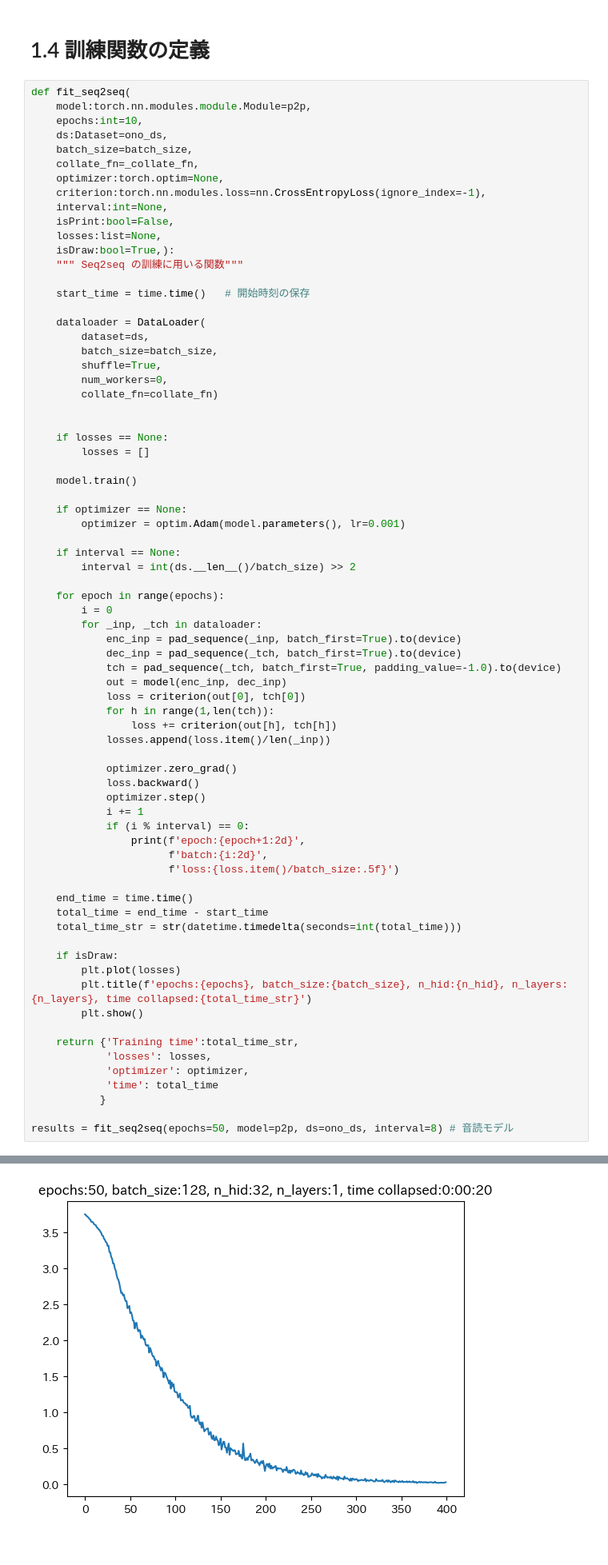
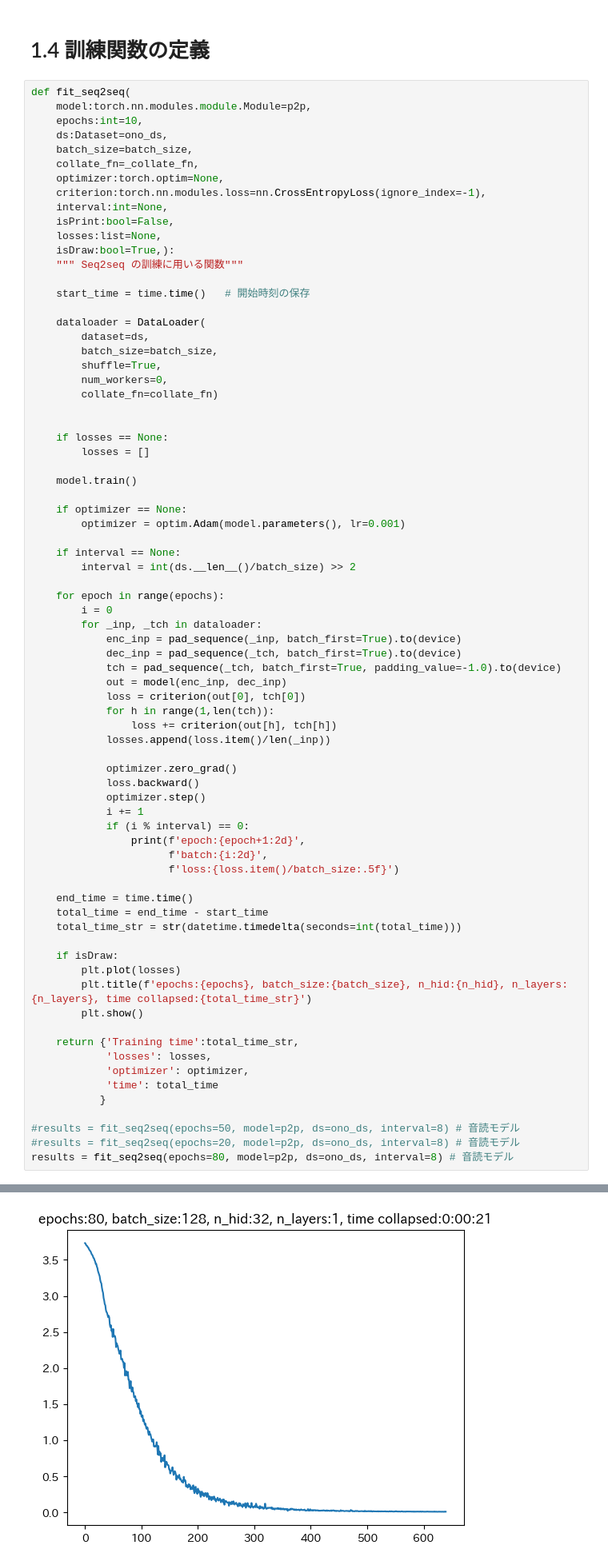
Before and after one commit to project-ccap/project-ccap.github.io, a Jupyter notebook: 2023notebooks/2023_1115onomatope_generator.ipynb, the cells around one changed output, grey strips where cells are left out. Shown at 80% size. Saved outputs shown, nothing was run; the diff lists cells and outputs as text.

```diff
--- a/2023notebooks/2023_1115onomatope_generator.ipynb
+++ b/2023notebooks/2023_1115onomatope_generator.ipynb
@@ -532,5 +501,7 @@ def fit_seq2seq(
             'time': total_time
            }
 
-results = fit_seq2seq(epochs=50, model=p2p, ds=ono_ds, interval=8) # 音読モデル
+#results = fit_seq2seq(epochs=50, model=p2p, ds=ono_ds, interval=8) # 音読モデル
+#results = fit_seq2seq(epochs=20, model=p2p, ds=ono_ds, interval=8) # 音読モデル
+results = fit_seq2seq(epochs=80, model=p2p, ds=ono_ds, interval=8) # 音読モデル
 # %% [output]
@@ -554,4 +525,4 @@ epoch:50 batch: 8 loss:0.00967
-[figure, old version]
+[figure, new version]
 # %% [markdown]
 # 1.5 評価関数の定義
 # %%
```
Also changed, not shown: parts of 19 cells of this notebook.
